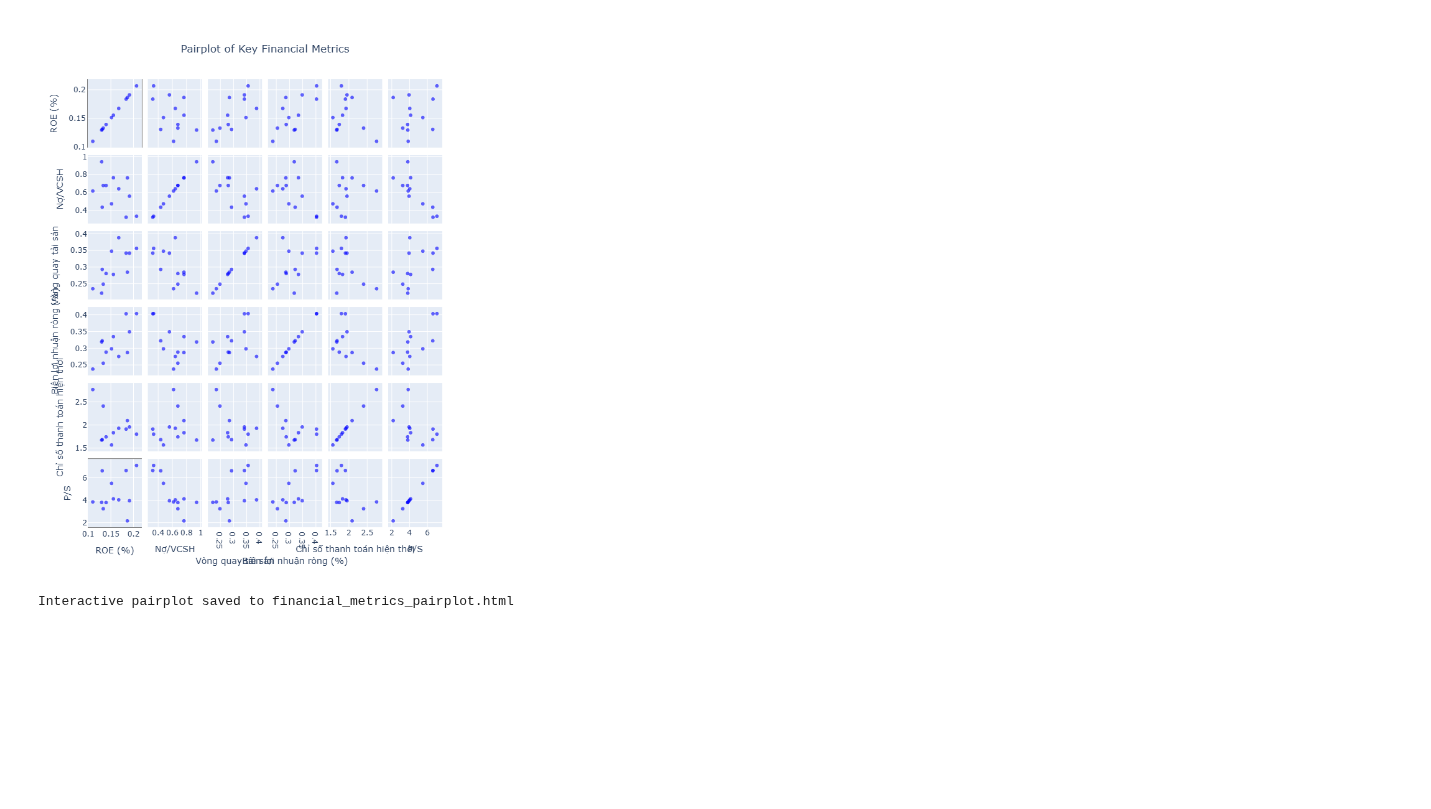
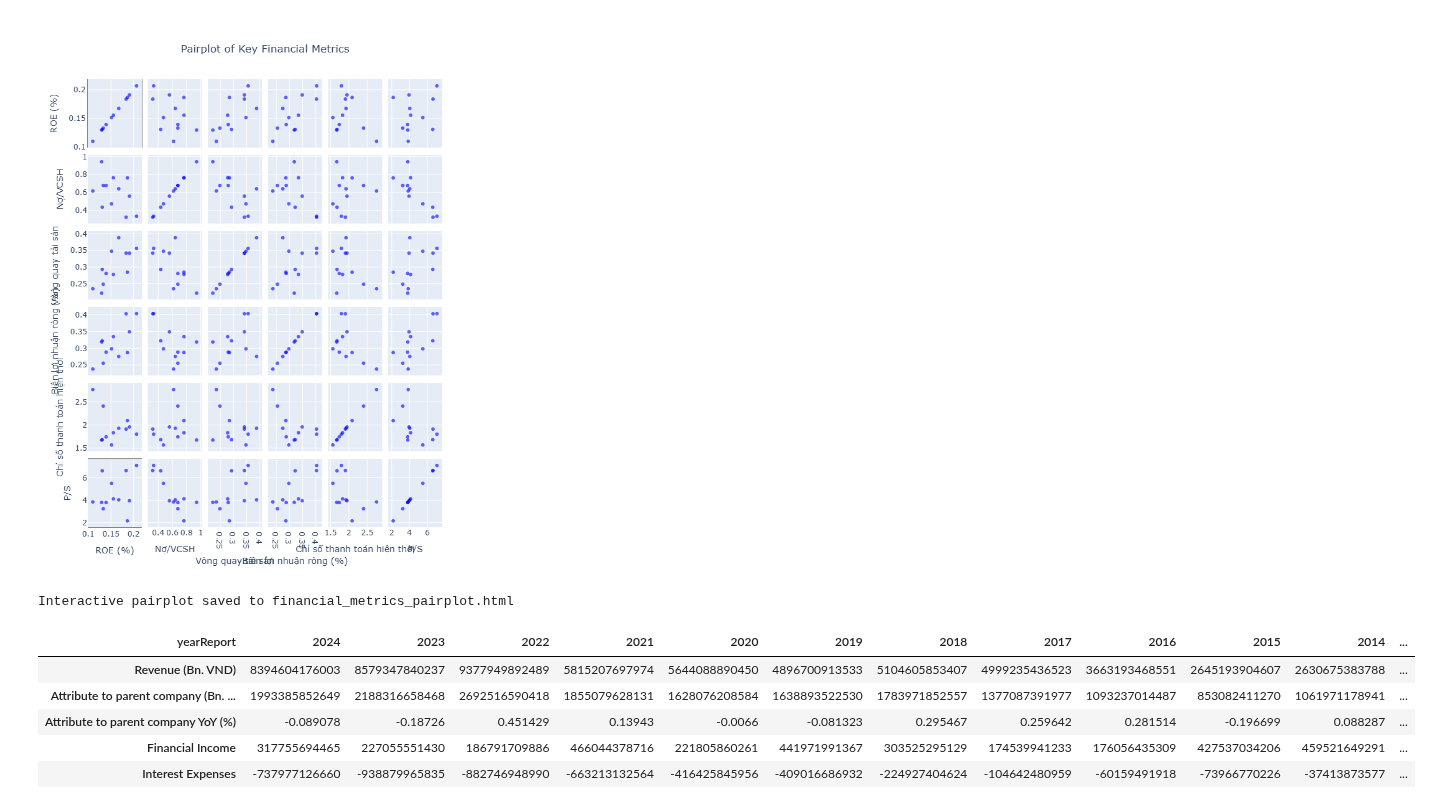
Before and after one commit to gahoccode/Jupyter, a Jupyter notebook: fundamentals_plotly.ipynb, the cells around one changed output. Saved outputs shown, nothing was run; the diff lists cells and outputs as text; code cells hidden in the pictures; blank space fills up the shorter version.

```diff
--- a/fundamentals_plotly.ipynb
+++ b/fundamentals_plotly.ipynb
@@ -428,20 +363,27 @@ def BS_wide(stock=None):
 # %%
 BalanceSheet = stock.finance.balance_sheet(period='year', lang='en', dropna=True)
 BalanceSheet_Transposed = BalanceSheet.T
 BalanceSheet_Transposed.columns = BalanceSheet_Transposed.iloc[1]
 BalanceSheet_Transposed = BalanceSheet_Transposed.iloc[3:]
 BalanceSheet_Transposed.head()
 
 
 #Transform Income statement from long format to wide format.
 
 IncomeStatement = stock.finance.income_statement(period='year', lang='en', dropna=True)
 IncomeStatement_Transpose= IncomeStatement.T
 IncomeStatement_Transpose.columns = IncomeStatement_Transpose.iloc[1]
 IncomeStatement_Transpose = IncomeStatement_Transpose.iloc[3:]
 IncomeStatement_Transpose.head()
 
 
-BalanceSheet_Transposed.to_csv('./outputs/REE_BalanceSheet_Transposed.csv')
-IncomeStatement_Transpose.to_csv('./outputs/REE_IncomeStatement_Transpose.csv')
-CashFlow_transposed.to_csv('./outputs/REE_CashFlow_transposed.csv')
+# BalanceSheet_Transposed.to_csv('./outputs/REE_BalanceSheet_Transposed.csv')
+# IncomeStatement_Transpose.to_csv('./outputs/REE_IncomeStatement_Transpose.csv')
+# CashFlow_transposed.to_csv('./outputs/REE_CashFlow_transposed.csv')
+# %% [output]
+| yearReport | 2024 | 2023 | 2022 | 2021 | 2020 | 2019 | 2018 | 2017 | 2016 | 2015 | 2014 | ... |
+| Revenue (Bn. VND) | 8394604176003 | 8579347840237 | 9377949892489 | 5815207697974 | 5644088890450 | 4896700913533 | 5104605853407 | 4999235436523 | 3663193468551 | 2645193904607 | 2630675383788 | ... |
+| Attribute to parent company (Bn. ... | 1993385852649 | 2188316658468 | 2692516590418 | 1855079628131 | 1628076208584 | 1638893522530 | 1783971852557 | 1377087391977 | 1093237014487 | 853082411270 | 1061971178941 | ... |
+| Attribute to parent company YoY (%) | -0.089078 | -0.18726 | 0.451429 | 0.13943 | -0.0066 | -0.081323 | 0.295467 | 0.259642 | 0.281514 | -0.196699 | 0.088287 | ... |
+| Financial Income | 317755694465 | 227055551430 | 186791709886 | 466044378716 | 221805860261 | 441971991367 | 303525295129 | 174539941233 | 176056435309 | 427537034206 | 459521649291 | ... |
+| Interest Expenses | -737977126660 | -938879965835 | -882746948990 | -663213132564 | -416425845956 | -409016686932 | -224927404624 | -104642480959 | -60159491918 | -73966770226 | -37413873577 | ... |
```
Also changed, not shown: parts of 2 cells of this notebook.
